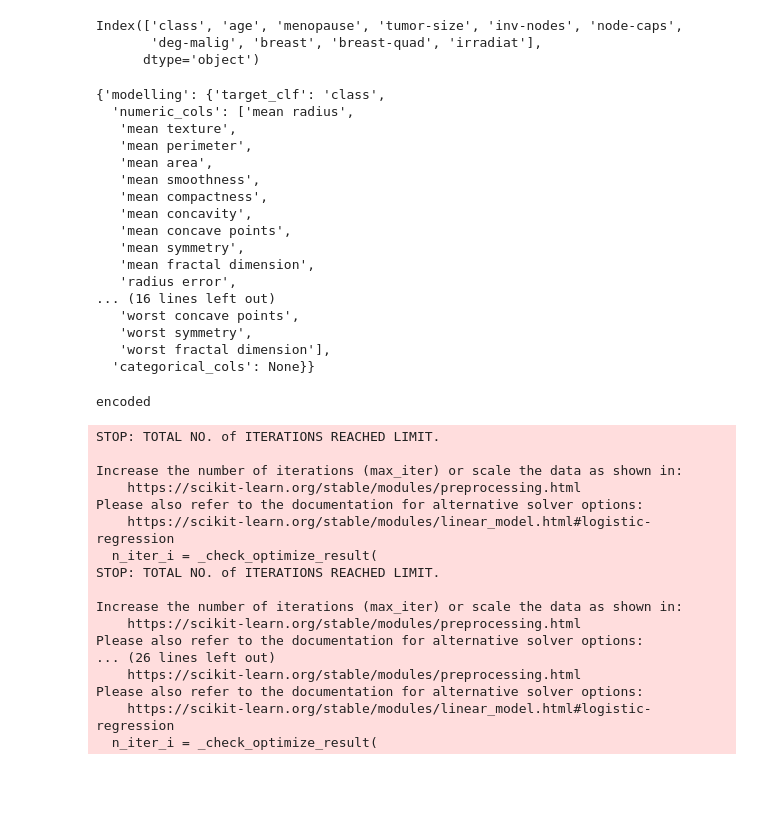
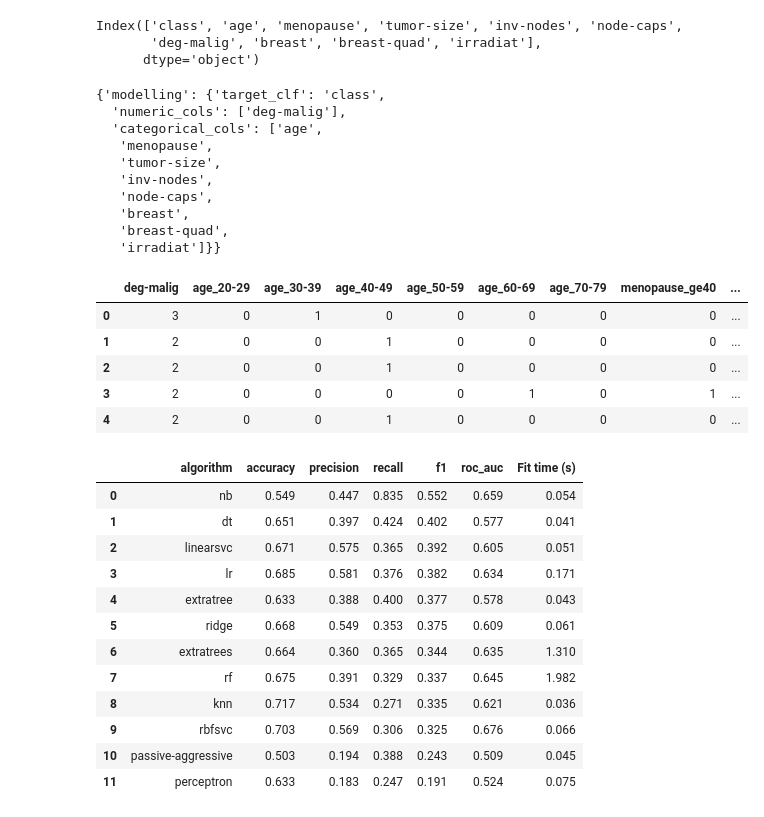
Before and after one commit to George713/pytelligence, a Jupyter notebook: main.ipynb, the cells around one changed output. Drawn from its saved outputs; the diff is of its cells as text; code cells hidden in the pictures; blank space fills up the shorter version.

Commit message:
Added handling of categorical variables

```diff
--- a/main.ipynb
+++ b/main.ipynb
@@ -64,33 +54,33 @@ Index(['class', 'age', 'menopause', 'tumor-size', 'inv-nodes', 'node-caps',
        'deg-malig', 'breast', 'breast-quad', 'irradiat'],
       dtype='object')
 # %%
-config = pc.init_config("./config_bc.yml")
+config = pc.init_config("./config_bc_cat.yml")
 config
 # %% [output]
 {'modelling': {'target_clf': 'class',
-  'numeric_cols': ['mean radius',
-   'mean texture',
-   'mean perimeter',
-   'mean area',
-   'mean smoothness',
-   'mean compactness',
-   'mean concavity',
-   'mean concave points',
-   'mean symmetry',
-   'mean fractal dimension',
-   'radius error',
-... (16 lines left out)
-   'worst concave points',
-   'worst symmetry',
-   'worst fractal dimension'],
-  'categorical_cols': None}}
+  'numeric_cols': ['deg-malig'],
+  'categorical_cols': ['age',
+   'menopause',
+   'tumor-size',
+   'inv-nodes',
+   'node-caps',
+   'breast',
+   'breast-quad',
+   'irradiat']}}
 # %%
 setup, X_sample, y_sample = pc.modelling.prepare_data(
     train_data=df,
     config=config,
 )
-# %% [output]
-encoded
+# %%
+X_sample
+# %% [output]
+|  | deg-malig | age_20-29 | age_30-39 | age_40-49 | age_50-59 | age_60-69 | age_70-79 | menopause_ge40 | ... |
+| 0 | 3 | 0 | 1 | 0 | 0 | 0 | 0 | 0 | ... |
+| 1 | 2 | 0 | 0 | 1 | 0 | 0 | 0 | 0 | ... |
+| 2 | 2 | 0 | 0 | 1 | 0 | 0 | 0 | 0 | ... |
+| 3 | 2 | 0 | 0 | 0 | 0 | 1 | 0 | 1 | ... |
+| 4 | 2 | 0 | 0 | 1 | 0 | 0 | 0 | 0 | ... |
 # %%
 compare_df, model_dict = pc.modelling.compare_algorithms(
     setup=setup,
@@ -113,22 +103,18 @@ compare_df, model_dict = pc.modelling.compare_algorithms(
 )
 compare_df
 # %% [output]
-STOP: TOTAL NO. of ITERATIONS REACHED LIMIT.
-
-Increase the number of iterations (max_iter) or scale the data as shown in:
-    https://scikit-learn.org/stable/modules/preprocessing.html
-Please also refer to the documentation for alternative solver options:
-    https://scikit-learn.org/stable/modules/linear_model.html#logistic-regression
-  n_iter_i = _check_optimize_result(
-STOP: TOTAL NO. of ITERATIONS REACHED LIMIT.
-
-Increase the number of iterations (max_iter) or scale the data as shown in:
-    https://scikit-learn.org/stable/modules/preprocessing.html
-Please also refer to the documentation for alternative solver options:
-... (26 lines left out)
-    https://scikit-learn.org/stable/modules/preprocessing.html
-Please also refer to the documentation for alternative solver options:
-    https://scikit-learn.org/stable/modules/linear_model.html#logistic-regression
-  n_iter_i = _check_optimize_result(
+|  | algorithm | accuracy | precision | recall | f1 | roc_auc | Fit time (s) |
+| 0 | nb | 0.549 | 0.447 | 0.835 | 0.552 | 0.659 | 0.054 |
+| 1 | dt | 0.651 | 0.397 | 0.424 | 0.402 | 0.577 | 0.041 |
+| 2 | linearsvc | 0.671 | 0.575 | 0.365 | 0.392 | 0.605 | 0.051 |
+| 3 | lr | 0.685 | 0.581 | 0.376 | 0.382 | 0.634 | 0.171 |
+| 4 | extratree | 0.633 | 0.388 | 0.400 | 0.377 | 0.578 | 0.043 |
+| 5 | ridge | 0.668 | 0.549 | 0.353 | 0.375 | 0.609 | 0.061 |
+| 6 | extratrees | 0.664 | 0.360 | 0.365 | 0.344 | 0.635 | 1.310 |
+| 7 | rf | 0.675 | 0.391 | 0.329 | 0.337 | 0.645 | 1.982 |
+| 8 | knn | 0.717 | 0.534 | 0.271 | 0.335 | 0.621 | 0.036 |
+| 9 | rbfsvc | 0.703 | 0.569 | 0.306 | 0.325 | 0.676 | 0.066 |
+| 10 | passive-aggressive | 0.503 | 0.194 | 0.388 | 0.243 | 0.509 | 0.045 |
+| 11 | perceptron | 0.633 | 0.183 | 0.247 | 0.191 | 0.524 | 0.075 |
 # %%
 model_dict
```
Also changed, not shown: parts of 9 cells of this notebook, 9 other files.
